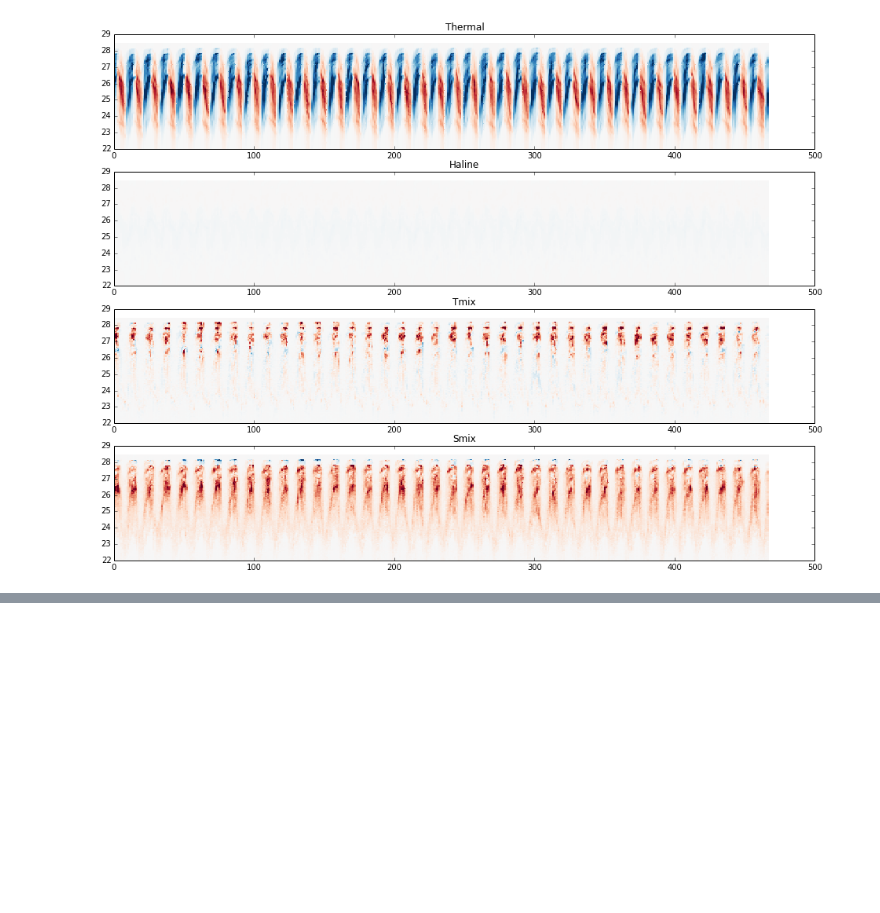
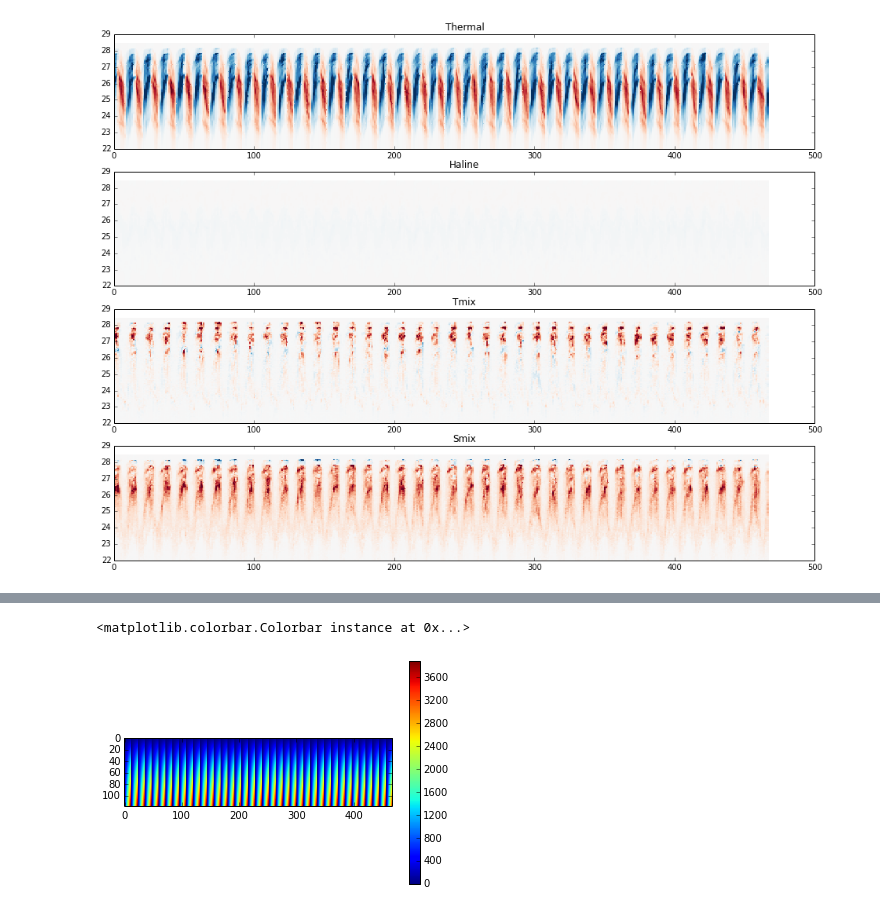
Before and after one commit to rabernat/pop_water_mass, a Jupyter notebook: notebooks/transformation_parallel.ipynb, the cells around one changed output, grey strips where cells are left out. Cells and saved outputs as stored; diff of their text form; code cells hidden in the pictures; blank space fills up the shorter version.

```diff
--- a/notebooks/transformation_parallel.ipynb
+++ b/notebooks/transformation_parallel.ipynb
@@ -175,0 +224,6 @@ numpy.savez('../data/A_natl.npz', A=A, rholevs=natl.rholevs, T=T)
+# %%
+plt.imshow(labels[:,3,:].T)
+plt.colorbar()
+# %% [output]
+<matplotlib.colorbar.Colorbar instance at 0x...>
+[figure, added]
```
Also changed, not shown: parts of 6 cells of this notebook.
